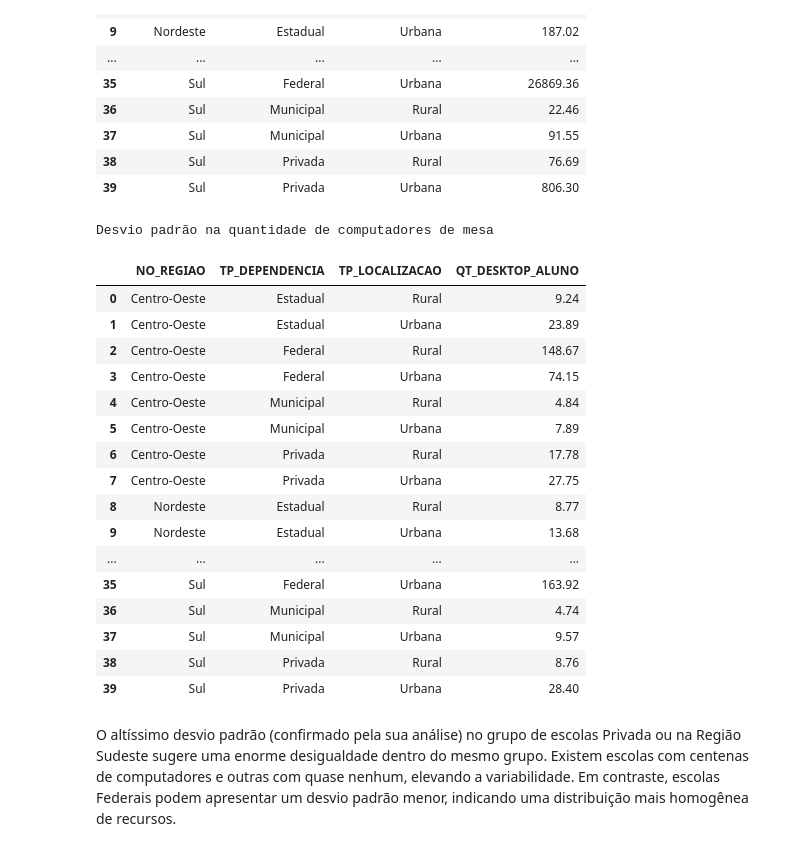
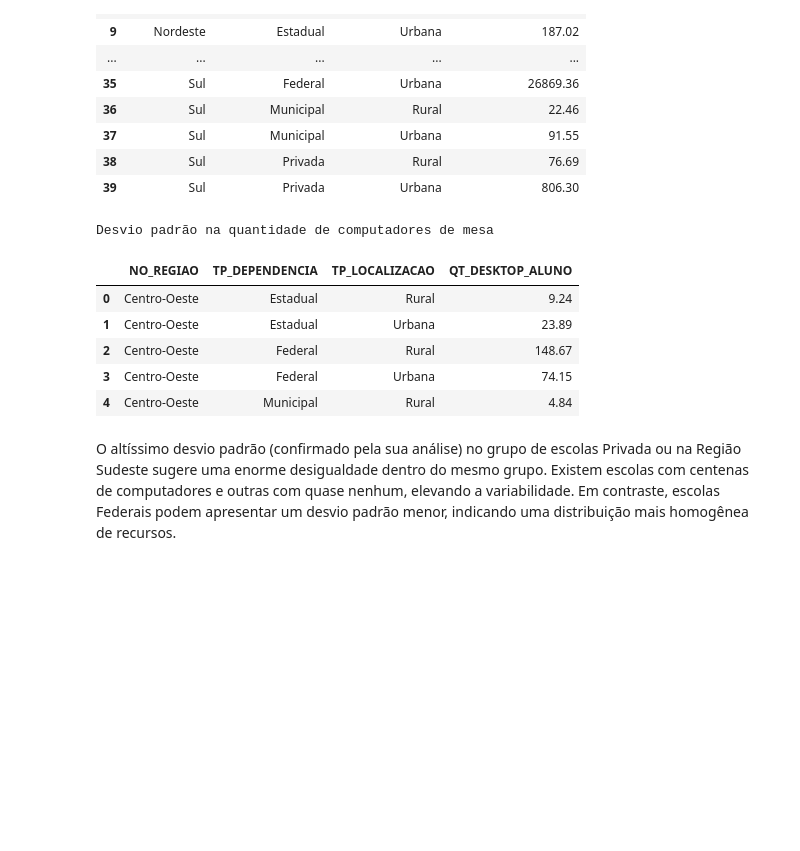
Before and after one commit to laysfreitas/TJGO_CienciaDeDados, a Jupyter notebook: Análise de Dados/Censo Escolar 2024/Dados_Censo_Escolar_2024_Exercício_4.ipynb, the cells around one changed output. Drawn from its saved outputs; the diff is of its cells as text; code cells hidden in the pictures; blank space fills up the shorter version.

```diff
--- a/Análise de Dados/Censo Escolar 2024/Dados_Censo_Escolar_2024_Exercício_4.ipynb
+++ b/Análise de Dados/Censo Escolar 2024/Dados_Censo_Escolar_2024_Exercício_4.ipynb
@@ -310,28 +312,17 @@ Variância na quantidade de computadores de mesa
 # %%
 # Desvio padrão na quantidade de computadores de mesa
 desvio_padrao = df_infra_tec.groupby(['NO_REGIAO', 'TP_DEPENDENCIA', 'TP_LOCALIZACAO'])['QT_DESKTOP_ALUNO'].std().reset_index()
 desvio_padrao = desvio_padrao.round(2)
 print("\nDesvio padrão na quantidade de computadores de mesa")
-display(desvio_padrao)
+display(desvio_padrao.head())
 # %% [output]
 Desvio padrão na quantidade de computadores de mesa
 |  | NO_REGIAO | TP_DEPENDENCIA | TP_LOCALIZACAO | QT_DESKTOP_ALUNO |
 | 0 | Centro-Oeste | Estadual | Rural | 9.24 |
 | 1 | Centro-Oeste | Estadual | Urbana | 23.89 |
 | 2 | Centro-Oeste | Federal | Rural | 148.67 |
 | 3 | Centro-Oeste | Federal | Urbana | 74.15 |
 | 4 | Centro-Oeste | Municipal | Rural | 4.84 |
-| 5 | Centro-Oeste | Municipal | Urbana | 7.89 |
-| 6 | Centro-Oeste | Privada | Rural | 17.78 |
-| 7 | Centro-Oeste | Privada | Urbana | 27.75 |
-| 8 | Nordeste | Estadual | Rural | 8.77 |
-| 9 | Nordeste | Estadual | Urbana | 13.68 |
-| ... | ... | ... | ... | ... |
-| 35 | Sul | Federal | Urbana | 163.92 |
-| 36 | Sul | Municipal | Rural | 4.74 |
-| 37 | Sul | Municipal | Urbana | 9.57 |
-| 38 | Sul | Privada | Rural | 8.76 |
-| 39 | Sul | Privada | Urbana | 28.40 |
 # %% [markdown]
 O altíssimo desvio padrão (confirmado pela sua análise) no grupo de escolas Privada ou na Região Sudeste sugere uma enorme desigualdade dentro do mesmo grupo. Existem escolas com centenas de computadores e outras com quase nenhum, elevando a variabilidade. Em contraste, escolas Federais podem apresentar um desvio padrão menor, indicando uma distribuição mais homogênea de recursos.
 # %%
```
Also changed, not shown: parts of 7 cells of this notebook.
